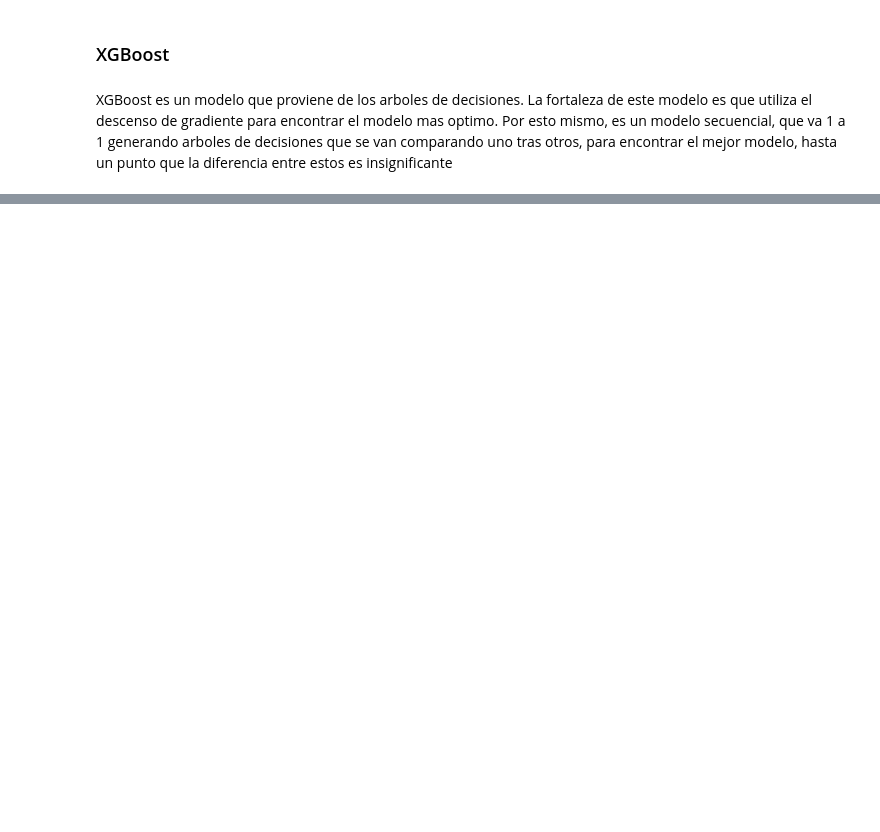
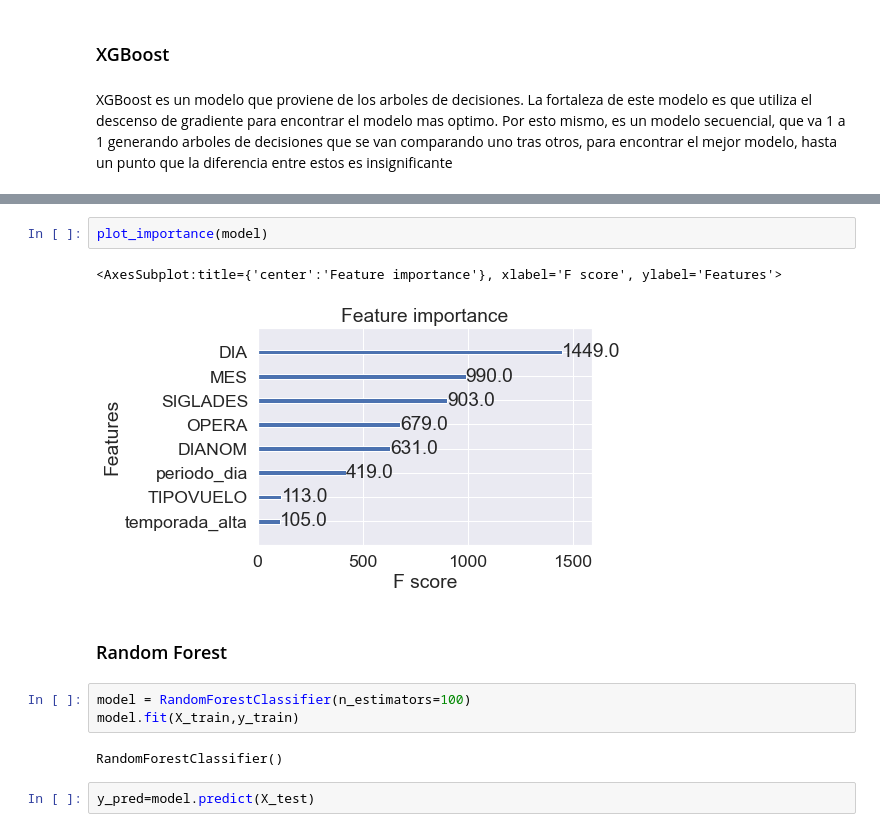
Before and after one commit to MartinezVG/LATAMChallenge, a Jupyter notebook: solution.ipynb, the cells around one changed output, grey strips where cells are left out. Cells and saved outputs as stored; diff of their text form; blank space fills up the shorter version.

```diff
--- a/solution.ipynb
+++ b/solution.ipynb
@@ -521,0 +514,14 @@ Lo principal para mejorar el performance de estos modelos, es incrementar la can
+# %%
+plot_importance(model)
+# %% [output]
+<AxesSubplot:title={'center':'Feature importance'}, xlabel='F score', ylabel='Features'>
+[figure, added]
+# %% [markdown]
+### Random Forest
+# %%
+model = RandomForestClassifier(n_estimators=100)
+model.fit(X_train,y_train)
+# %% [output]
+RandomForestClassifier()
+# %%
+y_pred=model.predict(X_test)
```
Also changed, not shown: parts of 89 cells of this notebook.
